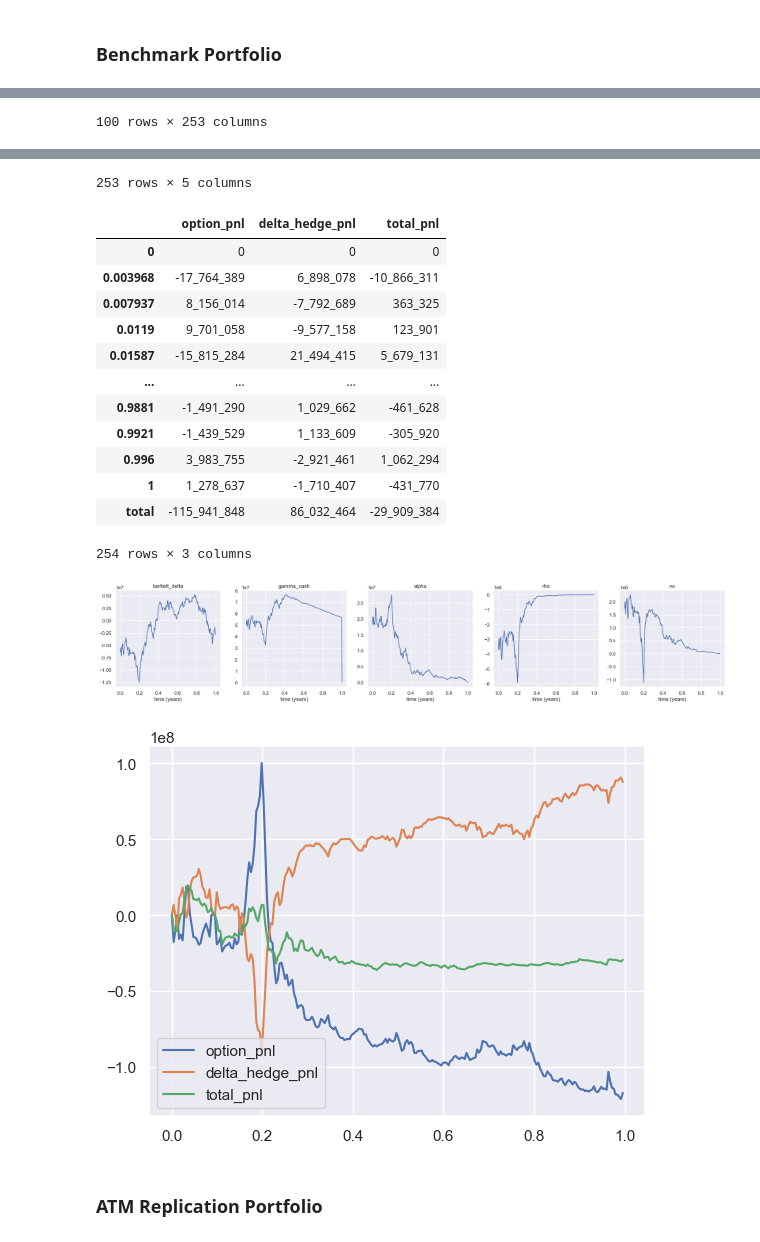
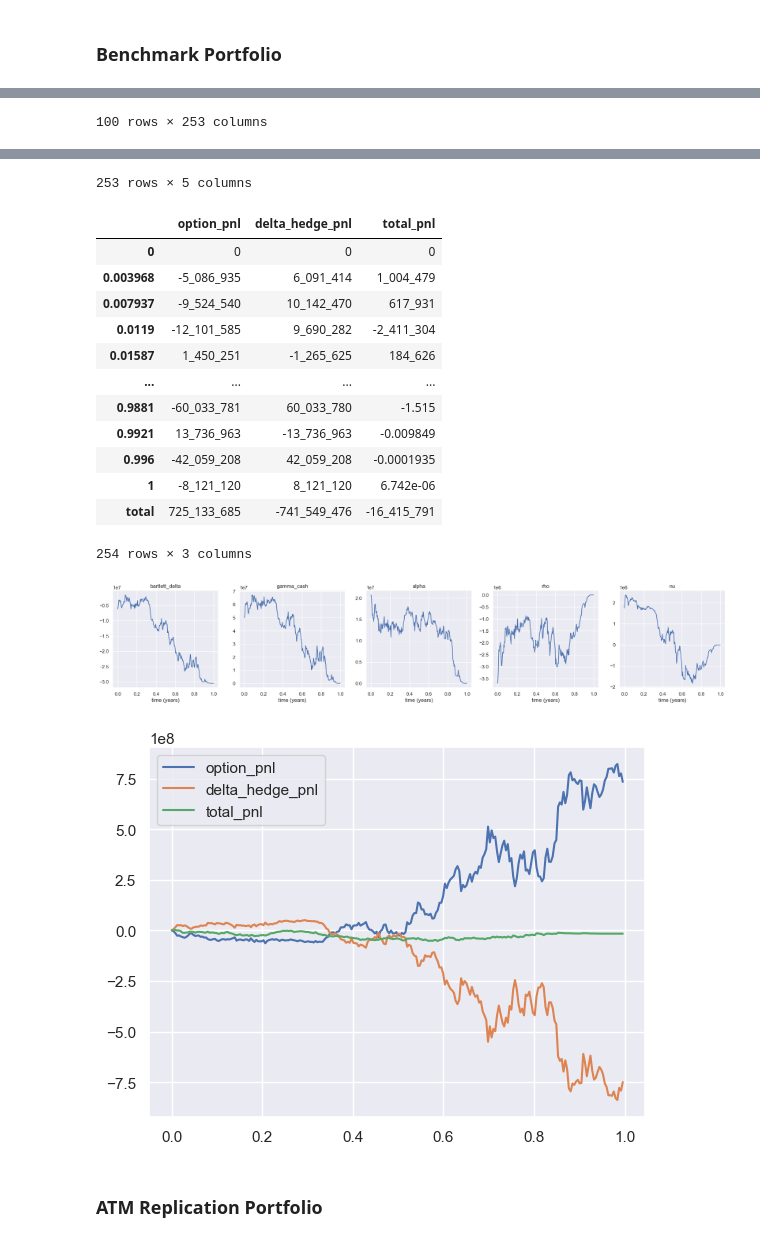
Before and after one commit to kevinlaventure/python_code, a Jupyter notebook: dynamic_hedging.ipynb, the cells around one changed output, grey strips where cells are left out. Cells and saved outputs as stored; diff of their text form; code cells hidden in the pictures.

```diff
--- a/dynamic_hedging.ipynb
+++ b/dynamic_hedging.ipynb
@@ -357,8 +357,8 @@ plt.show()
 # %% [markdown]
 ### Benchmark Portfolio
 # %%
-f_path_ts = F_paths[10]
-sigma_path_ts = sigma_paths[10]
+f_path_ts = F_paths[11]
+sigma_path_ts = sigma_paths[11]
 #f_path_ts.pct_change().std() * np.sqrt(252)
 
 benchmark_weights, benchmark_risk, benchmark_pnl = benchmark_portfolio_creation(
@@ -405,19 +405,19 @@ benchmark_pnl.iloc[:-1].cumsum().plot();
 253 rows × 5 columns
 |  | option_pnl | delta_hedge_pnl | total_pnl |
 | 0 | 0 | 0 | 0 |
-| 0.003968 | -17_764_389 | 6_898_078 | -10_866_311 |
-| 0.007937 | 8_156_014 | -7_792_689 | 363_325 |
-| 0.0119 | 9_701_058 | -9_577_158 | 123_901 |
-| 0.01587 | -15_815_284 | 21_494_415 | 5_679_131 |
+| 0.003968 | -5_086_935 | 6_091_414 | 1_004_479 |
+| 0.007937 | -9_524_540 | 10_142_470 | 617_931 |
+| 0.0119 | -12_101_585 | 9_690_282 | -2_411_304 |
+| 0.01587 | 1_450_251 | -1_265_625 | 184_626 |
 | ... | ... | ... | ... |
-| 0.9881 | -1_491_290 | 1_029_662 | -461_628 |
-| 0.9921 | -1_439_529 | 1_133_609 | -305_920 |
-| 0.996 | 3_983_755 | -2_921_461 | 1_062_294 |
-| 1 | 1_278_637 | -1_710_407 | -431_770 |
-| total | -115_941_848 | 86_032_464 | -29_909_384 |
+| 0.9881 | -60_033_781 | 60_033_780 | -1.515 |
+| 0.9921 | 13_736_963 | -13_736_963 | -0.009849 |
+| 0.996 | -42_059_208 | 42_059_208 | -0.0001935 |
+| 1 | -8_121_120 | 8_121_120 | 6.742e-06 |
+| total | 725_133_685 | -741_549_476 | -16_415_791 |
 254 rows × 3 columns
-[figure, old version]
+[figure, new version]
-[figure, old version]
+[figure, new version]
 # %% [markdown]
 ### ATM Replication Portfolio
 # %%
```
Also changed, not shown: parts of 4 cells of this notebook, 1 other file.
